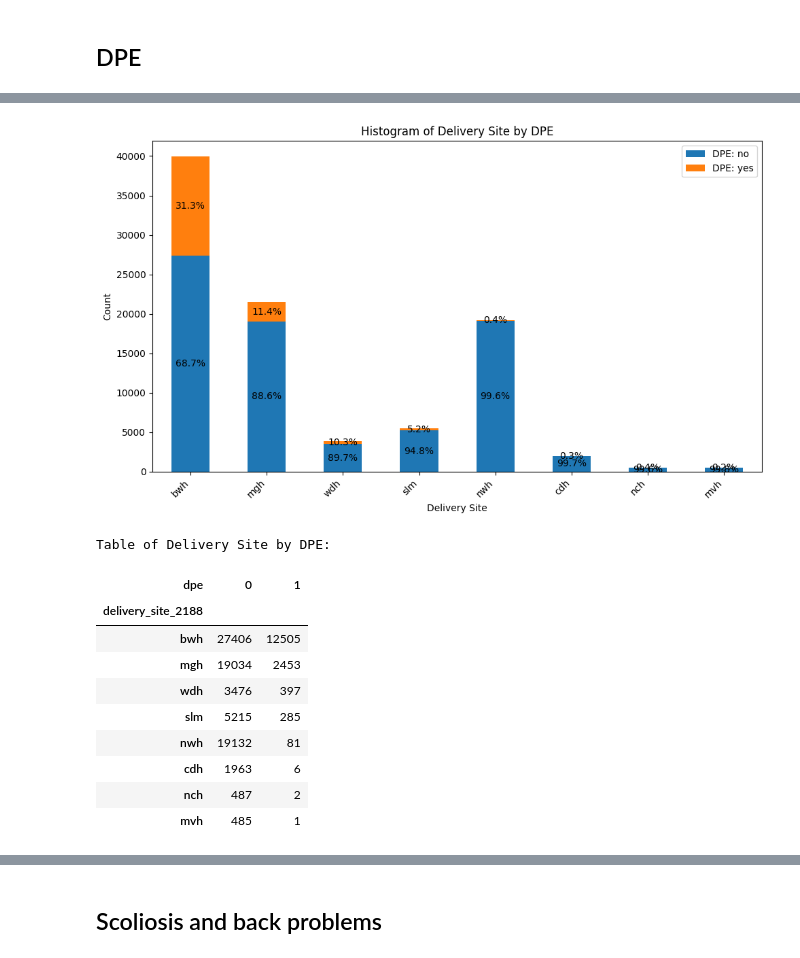
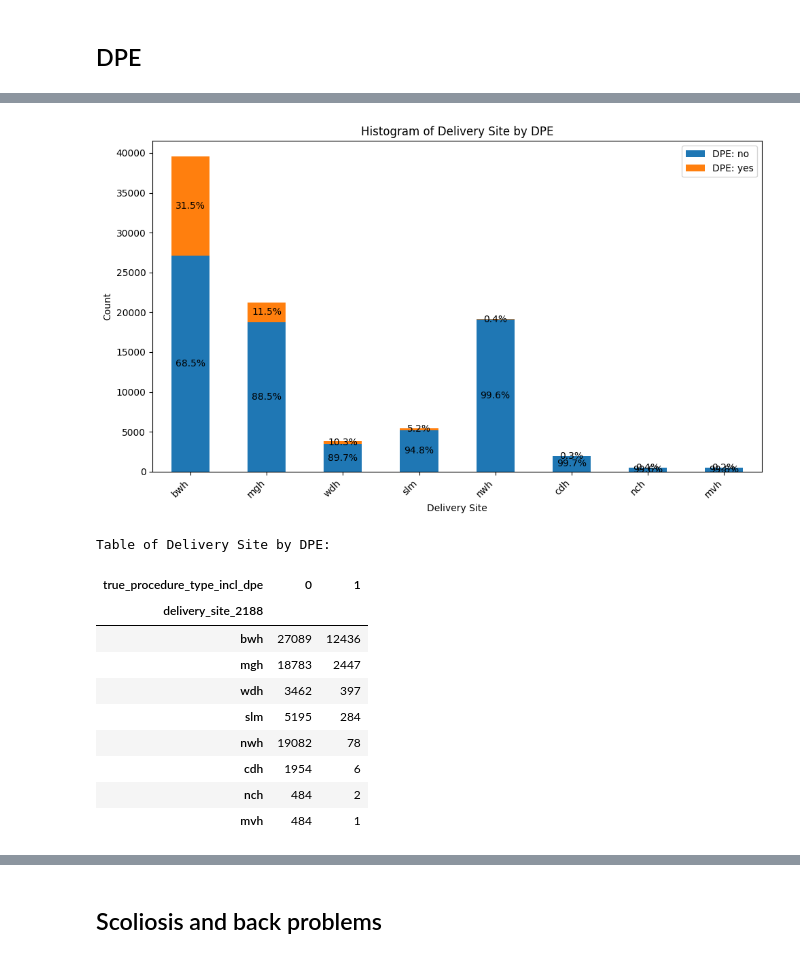
Before and after one commit to dfberenson/Epidural-Analysis, a Jupyter notebook: Merlin Epidural Visualization and Analysis.ipynb, the cells around one changed output, grey strips where cells are left out. Saved outputs shown, nothing was run; the diff lists cells and outputs as text; code cells hidden in the pictures.

```diff
--- a/Merlin Epidural Visualization and Analysis.ipynb
+++ b/Merlin Epidural Visualization and Analysis.ipynb
@@ -12,7 +12,7 @@ df = df.replace({True: 1, False: 0})
 # %%
 # Filter the DataFrame to include only neuraxial catheter (ie, epidural + CSE + intrathecal) or epidural-only catheter procedures
 neuraxial_catheter_df = df[df['is_neuraxial_catheter'] == 1]
-epidural_df = df[(df['true_procedure_type'] == 'epidural')]
+epidural_df = df[(df['true_procedure_type_incl_dpe'] == 'epidural') | (df['true_procedure_type_incl_dpe'] == 'dpe')]
 # %% [markdown]
 # Describe Dataframe
 
@@ -195,7 +144,7 @@ plt.show()
 # Histogram of successes/failures
 
 # Group by procedure type and whether it has subsequent anesthesia
-procedure_counts = pd.crosstab(neuraxial_catheter_df['true_procedure_type'], neuraxial_catheter_df['failed_catheter'])
+procedure_counts = pd.crosstab(neuraxial_catheter_df['true_procedure_type_incl_dpe '], neuraxial_catheter_df['failed_catheter'])
 
 # Sort the bars in descending order based on the total count of each procedure type
 procedure_counts = procedure_counts.sort_values(by=0, ascending=False)
@@ -497,45 +367,45 @@ plt.show()
 # Assuming 'df' is your DataFrame (as defined in the provided code)
 
 # Create a crosstab for 'delivery_site_2188' and 'dpe' and visualize it as a histogram
-delivery_site_dpe_counts = pd.crosstab(epidural_df['delivery_site_2188'], epidural_df['dpe'])
+delivery_site_dpe_counts = pd.crosstab(epidural_df['delivery_site_2188'], (epidural_df['true_procedure_type_incl_dpe'] == 'dpe').astype(int))
 
 # Sort the bars in descending order based on the total count of each delivery site
 delivery_site_dpe_counts = delivery_site_dpe_counts.sort_values(by=1, ascending=False) # Sort by 'no'
 
 # Create a stacked bar chart
 ax = delivery_site_dpe_counts.plot(kind='bar', stacked=True, figsize=(10, 6))
 
 # Add percentages within each bar
 for p in ax.patches:
     width = p.get_width()
     height = p.get_height()
     x, y = p.get_xy()
     ax.annotate(f'{height/sum([p.get_height() for p in ax.patches if p.get_x() == x]) * 100:.1f}%', (x + width/2, y + height/2), ha='center', va='center')
 
 plt.xlabel('Delivery Site')
 plt.ylabel('Count')
 plt.title('Histogram of Delivery Site by DPE')
 plt.xticks(rotation=45, ha='right')
 plt.legend(['DPE: no', 'DPE: yes']) # Update legend labels
 plt.tight_layout()
 plt.show()
 
 # Display the table with the same information
 print("Table of Delivery Site by DPE:")
 delivery_site_dpe_counts
 # %% [output]
 [figure]
 Table of Delivery Site by DPE:
-| dpe | 0 | 1 |
+| true_procedure_type_incl_dpe | 0 | 1 |
 | delivery_site_2188 |  |  |
-| bwh | 27406 | 12505 |
-| mgh | 19034 | 2453 |
-| wdh | 3476 | 397 |
-| slm | 5215 | 285 |
-| nwh | 19132 | 81 |
-| cdh | 1963 | 6 |
-| nch | 487 | 2 |
-| mvh | 485 | 1 |
+| bwh | 27089 | 12436 |
+| mgh | 18783 | 2447 |
+| wdh | 3462 | 397 |
+| slm | 5195 | 284 |
+| nwh | 19082 | 78 |
+| cdh | 1954 | 6 |
+| nch | 484 | 2 |
+| mvh | 484 | 1 |
 # %%
 # Histogram of successes/failures by DPE status
 
```
Also changed, not shown: parts of 74 cells of this notebook, 3 other files.
